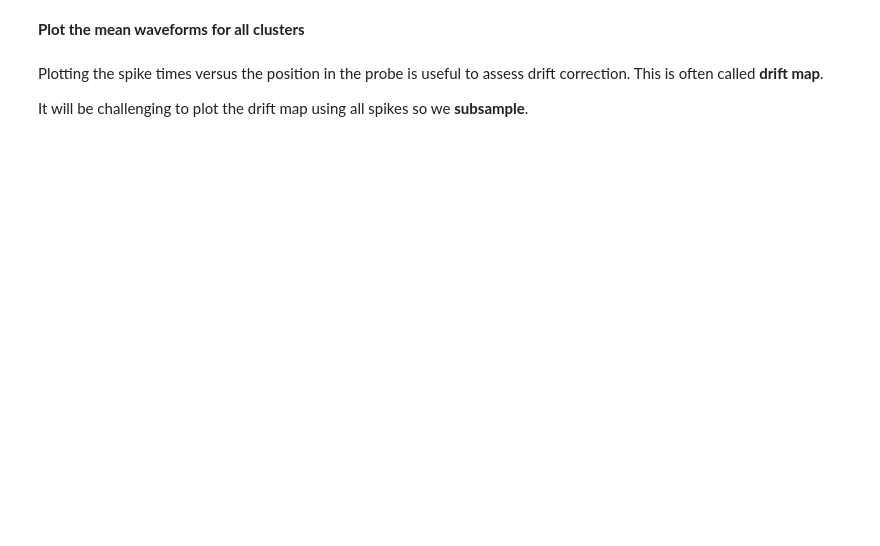
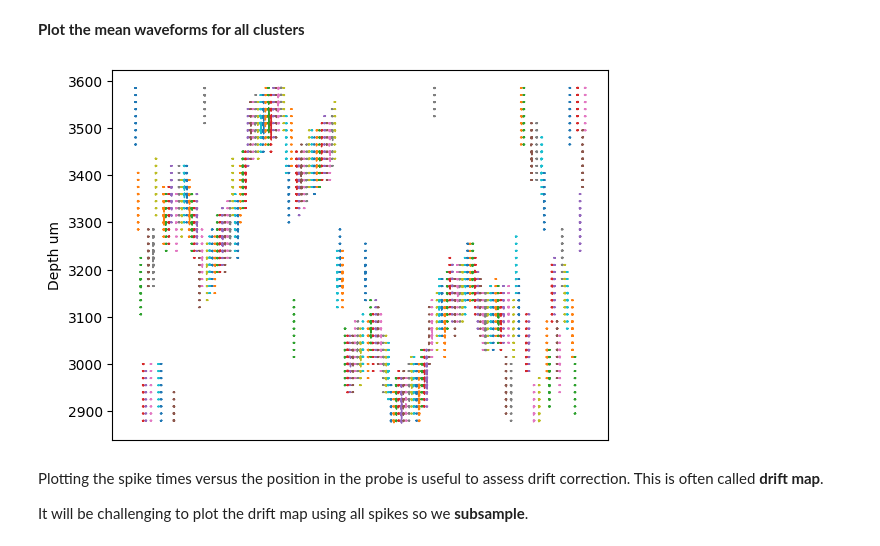
Before and after one commit to jcouto/colorado-neuropixels-2026, a Jupyter notebook: tutorials/AL_chronic_dataset/02_load_output.ipynb, the cells around one changed output. Saved outputs shown, nothing was run; the diff lists cells and outputs as text; code cells hidden in the pictures; blank space fills up the shorter version.

```diff
--- a/tutorials/AL_chronic_dataset/02_load_output.ipynb
+++ b/tutorials/AL_chronic_dataset/02_load_output.ipynb
@@ -105,16 +110,19 @@ __Plot the mean waveforms for all clusters__
 # %%
 # plot the actual waveforms
 plt.figure()
 colors = [plt.colormaps.get('tab10')(i) for i in range(10)] # plot each template in a differnt color
 idx = np.argsort(np.argmax(np.abs(res['mean_waveforms']).max(axis = 2),axis=1))# index to sort templates by approximate depth
 
 for i,itemplate in enumerate(idx):  #iterate over the "sorted" templates
     _plot_template(res['mean_waveforms'][itemplate,:,res['channel_indices']].T,i*100,
                     res['channel_positions'],
                     color = colors[np.mod(i,len(colors))],
                     gainx = 1e4) # adjust the gain to control the height of the samples
 
 plt.xticks([]); # remove x ticks
+plt.ylabel('Depth um');
+# %% [output]
+[figure, added]
 # %% [markdown]
 Plotting the spike times versus the position in the probe is useful to assess drift correction. This is often called **drift map**.
 
```
Also changed, not shown: parts of 7 cells of this notebook.
